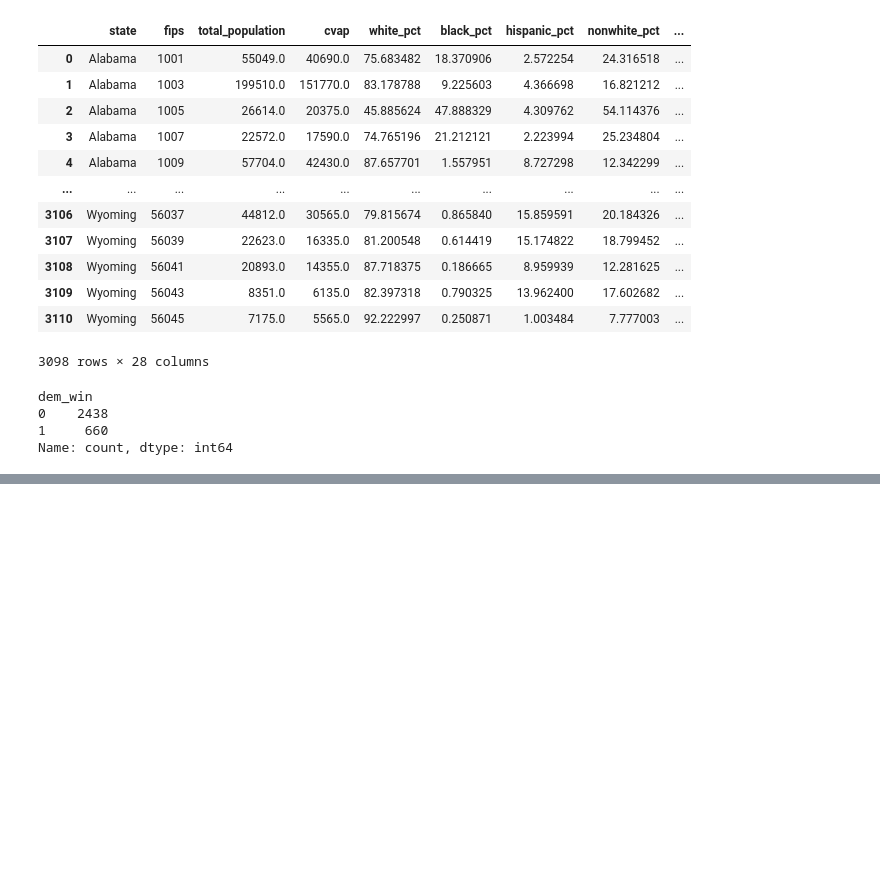
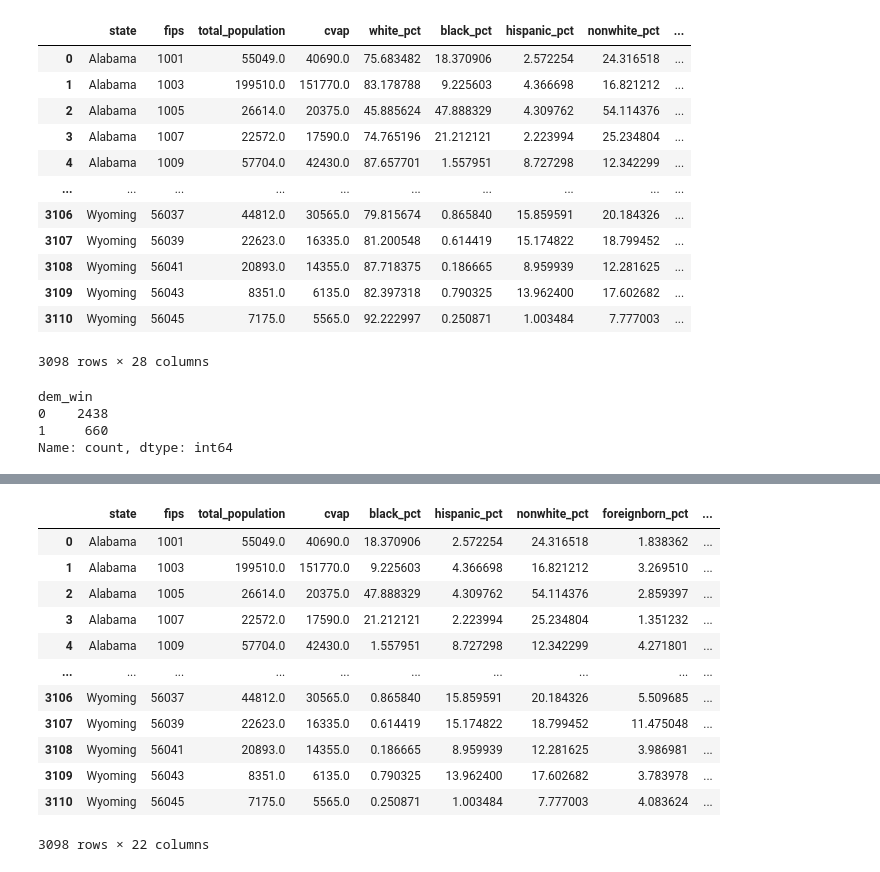
Before and after one commit to Nhunsick/project_3, a Jupyter notebook: EDA.ipynb, the cells around one changed output, grey strips where cells are left out. Saved outputs shown, nothing was run; the diff lists cells and outputs as text; code cells hidden in the pictures; blank space fills up the shorter version.

Commit message:
added target mov for regression

```diff
--- a/EDA.ipynb
+++ b/EDA.ipynb
@@ -591,6 +591,12 @@ dem_win
 0    2438
 1     660
 Name: count, dtype: int64
+# %%
+final_drop_mov = ['vote1', 'vote2', 'totalvote', 'ruralurban_cc', 'white_pct', 'target_vic_size', 'dem_win', 'sen_16_mov']
+mov_df = merged_df.copy()
+mov_df['target_vic_size'] = mov_df['vote1'] - mov_df['vote2']
+mov_df['target_mov'] = mov_df['target_vic_size'] / mov_df['totalvote']
+mov_df = mov_df.drop(columns = final_drop_mov)
 # %%
 #dropping columns
 final_drop = ['vote1', 'vote2', 'totalvote', 'ruralurban_cc', 'white_pct']
@@ -668,0 +675,16 @@ memory usage: 580.7+ KB
+# %%
+mov_df
+# %% [output]
+|  | state | fips | total_population | cvap | black_pct | hispanic_pct | nonwhite_pct | foreignborn_pct | ... |
+| 0 | Alabama | 1001 | 55049.0 | 40690.0 | 18.370906 | 2.572254 | 24.316518 | 1.838362 | ... |
+| 1 | Alabama | 1003 | 199510.0 | 151770.0 | 9.225603 | 4.366698 | 16.821212 | 3.269510 | ... |
+| 2 | Alabama | 1005 | 26614.0 | 20375.0 | 47.888329 | 4.309762 | 54.114376 | 2.859397 | ... |
+| 3 | Alabama | 1007 | 22572.0 | 17590.0 | 21.212121 | 2.223994 | 25.234804 | 1.351232 | ... |
+| 4 | Alabama | 1009 | 57704.0 | 42430.0 | 1.557951 | 8.727298 | 12.342299 | 4.271801 | ... |
+| ... | ... | ... | ... | ... | ... | ... | ... | ... | ... |
+| 3106 | Wyoming | 56037 | 44812.0 | 30565.0 | 0.865840 | 15.859591 | 20.184326 | 5.509685 | ... |
+| 3107 | Wyoming | 56039 | 22623.0 | 16335.0 | 0.614419 | 15.174822 | 18.799452 | 11.475048 | ... |
+| 3108 | Wyoming | 56041 | 20893.0 | 14355.0 | 0.186665 | 8.959939 | 12.281625 | 3.986981 | ... |
+| 3109 | Wyoming | 56043 | 8351.0 | 6135.0 | 0.790325 | 13.962400 | 17.602682 | 3.783978 | ... |
+| 3110 | Wyoming | 56045 | 7175.0 | 5565.0 | 0.250871 | 1.003484 | 7.777003 | 4.083624 | ... |
+3098 rows × 22 columns
```
Also changed, not shown: parts of 4 cells of this notebook, 1 other file.
